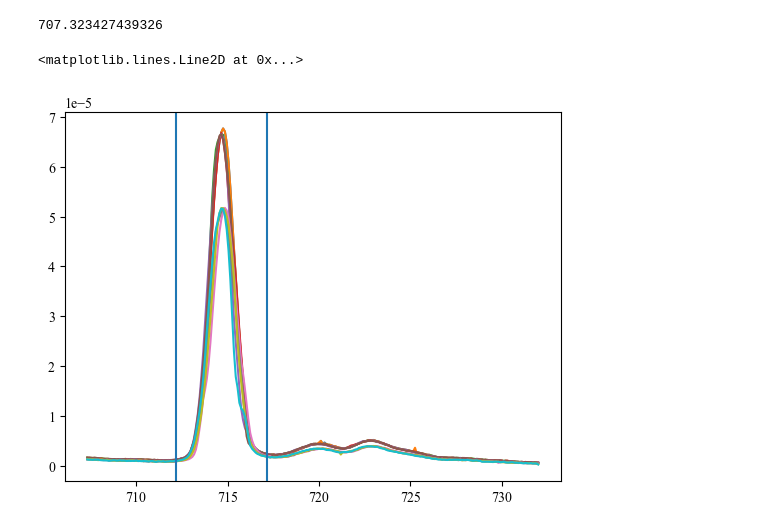
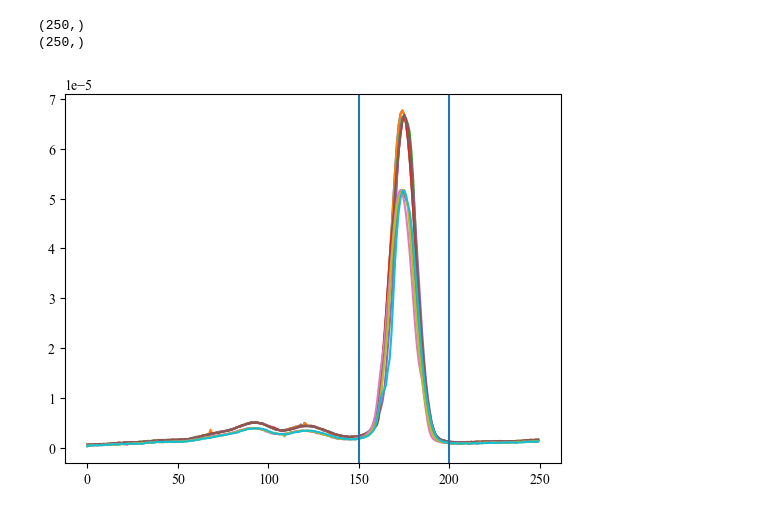
Before and after one commit to Sebastian426/Advanced-Lab-Code, a Jupyter notebook: Intensity_Runs_293K/293k_graph_WS.ipynb, the cells around one changed output. Cells and saved outputs as stored; diff of their text form; code cells hidden in the pictures.

```diff
--- a/Intensity_Runs_293K/293k_graph_WS.ipynb
+++ b/Intensity_Runs_293K/293k_graph_WS.ipynb
@@ -12,9 +12,10 @@ sheets = ["Wide_Spectra","Peak_Spectra"]
 cols = [["WS_0","WS_1","WS_2","WS_3","WS_4","WS_5","WS_6","WS_7","WS_8","WS_9"], #Wide_spectra
          ["PS_0","PS_1","PS_2","PS_3","PS_4","PS_5","PS_6","PS_7","PS_8","PS_9"] #Peak_Spectra
         ]
+columns = cols[0]
 start_index = [9830,9795]
 
-def wavelength_extraction(x,start_index):
+def wavelength_extraction(x, start_index):
     A = 1.0095
     alpha_A = 0.0001
 
@@ -22,31 +23,32 @@ def wavelength_extraction(x,start_index):
     alpha_B = 0.0289
 
     wavelengths = []
-    uncertainties = []
 
     for i in range(len(x)):
-        wavelength = (start_index-x[i]/10-B)/A
-        uncertainty = np.abs((x[i]-(B+alpha_B))/(A+alpha_A) - wavelength)
+        w = (start_index - x[i] / 10 - B) / A
 
-        wavelengths.append(wavelength)
-        uncertainties.append(uncertainty)
+        wavelengths.append(w)
 
-    print(wavelength)
-    return wavelengths, uncertainties
+    return np.array(wavelengths)
+
+indexes_250 = np.arange(0,250,1)
+
+wavelengths = wavelength_extraction(indexes_250,start_index[0])
+
+print(np.shape(wavelengths))
+print(np.shape(indexes_250))
+# %% [output]
+(250,)
+(250,)
 # %%
 df_WP = pd.read_excel(file, sheets[0])
 
-indexes_250 = np.arange(0,250,1)
-
-wavelengths_250, uncertainties_250 = wavelength_extraction(indexes_250,9830)
-
 for col in cols[0]:
     plt.figure(1)
-    plt.plot(wavelengths_250,df_WP[col],label=col)
-plt.axvline(wavelengths_250[200])
-plt.axvline(wavelengths_250[150])
+    plt.plot(indexes_250,df_WP[col],label=col)
+plt.axvline(indexes_250[200])
+plt.axvline(indexes_250[150])
+plt.show()
 # %% [output]
-707.323427439326
-<matplotlib.lines.Line2D at 0x...>
-[figure, old version]
+[figure, new version]
 # %%
```
Also changed, not shown: parts of 6 cells of this notebook, 1 other file.
